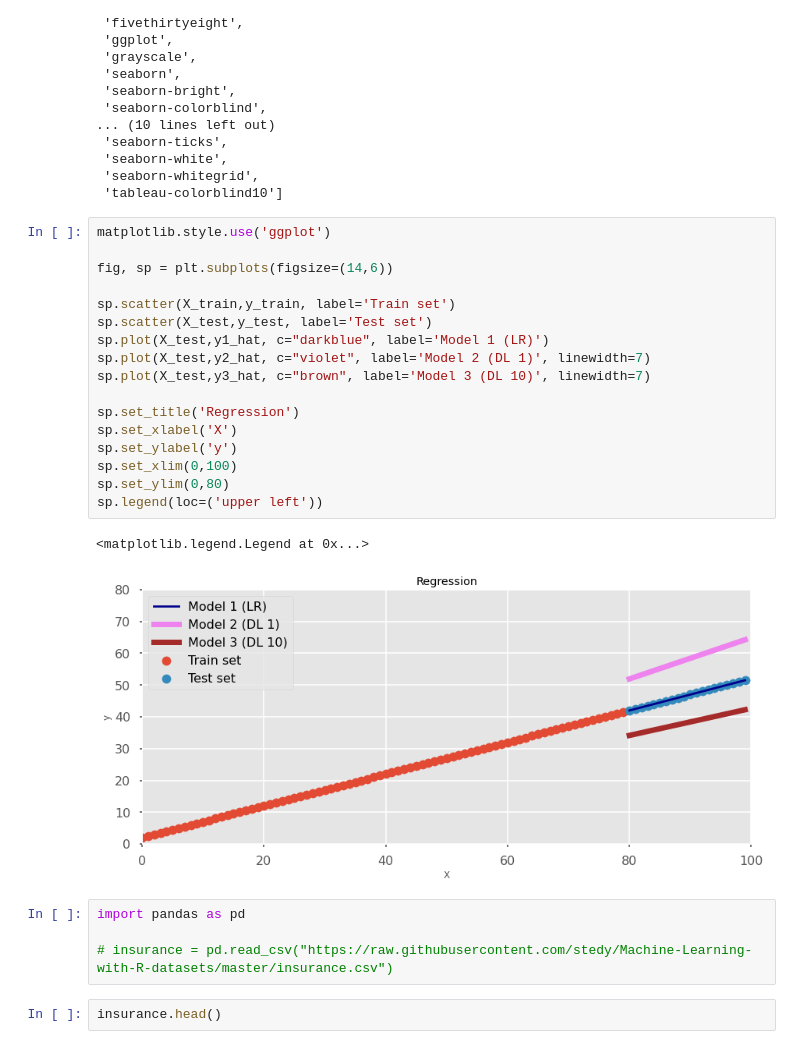
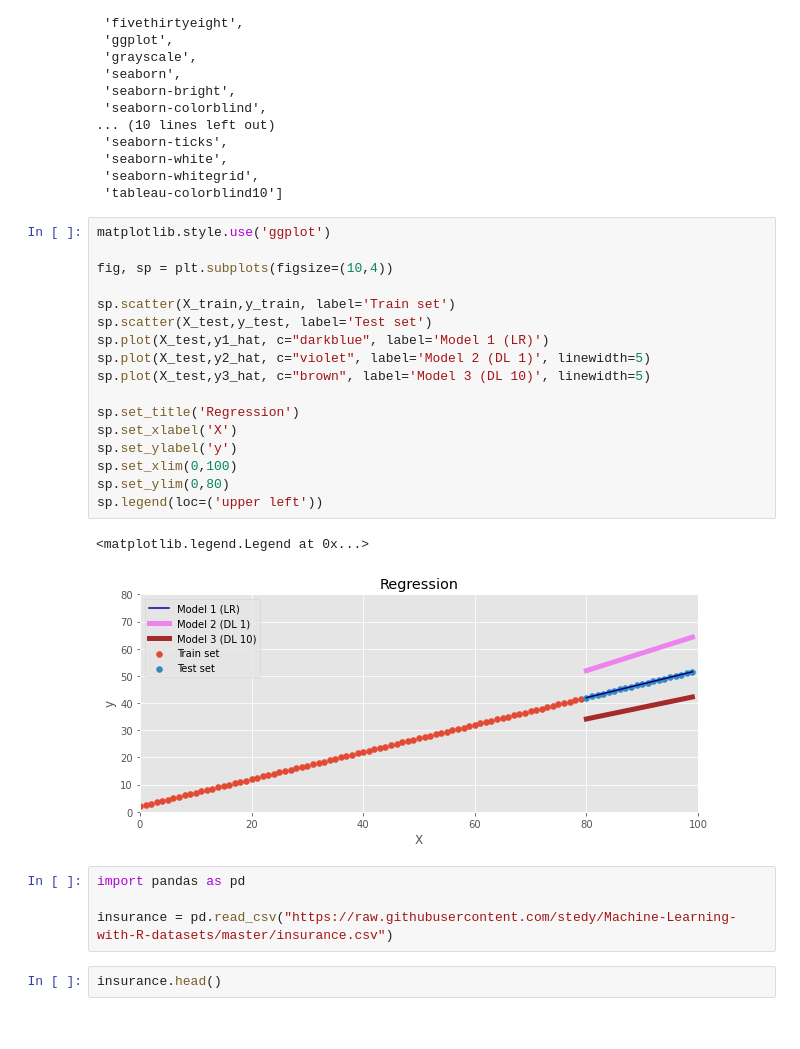
Before and after one commit to RomanMykolaichuk/ml2021, a Jupyter notebook: Lections/lection6(NN regression)/lection6.ipynb, the cells around one changed output. Saved outputs shown, nothing was run; the diff lists cells and outputs as text.

```diff
--- a/Lections/lection6(NN regression)/lection6.ipynb
+++ b/Lections/lection6(NN regression)/lection6.ipynb
@@ -232,27 +227,27 @@ matplotlib.style.available
 # %%
 matplotlib.style.use('ggplot')
 
-fig, sp = plt.subplots(figsize=(14,6))
+fig, sp = plt.subplots(figsize=(10,4))
 
 sp.scatter(X_train,y_train, label='Train set')
 sp.scatter(X_test,y_test, label='Test set')
 sp.plot(X_test,y1_hat, c="darkblue", label='Model 1 (LR)')
-sp.plot(X_test,y2_hat, c="violet", label='Model 2 (DL 1)', linewidth=7)
-sp.plot(X_test,y3_hat, c="brown", label='Model 3 (DL 10)', linewidth=7)
+sp.plot(X_test,y2_hat, c="violet", label='Model 2 (DL 1)', linewidth=5)
+sp.plot(X_test,y3_hat, c="brown", label='Model 3 (DL 10)', linewidth=5)
 
 sp.set_title('Regression')
 sp.set_xlabel('X')
 sp.set_ylabel('y')
 sp.set_xlim(0,100)
 sp.set_ylim(0,80)
 sp.legend(loc=('upper left'))
 # %% [output]
 <matplotlib.legend.Legend at 0x...>
-[figure, old version]
+[figure, new version]
 # %%
 import pandas as pd
 
-# insurance = pd.read_csv("https://raw.githubusercontent.com/stedy/Machine-Learning-with-R-datasets/master/insurance.csv")
+insurance = pd.read_csv("https://raw.githubusercontent.com/stedy/Machine-Learning-with-R-datasets/master/insurance.csv")
 # %%
 insurance.head()
 # %% [output]
```
Also changed, not shown: parts of 25 cells of this notebook, 2 other files.
